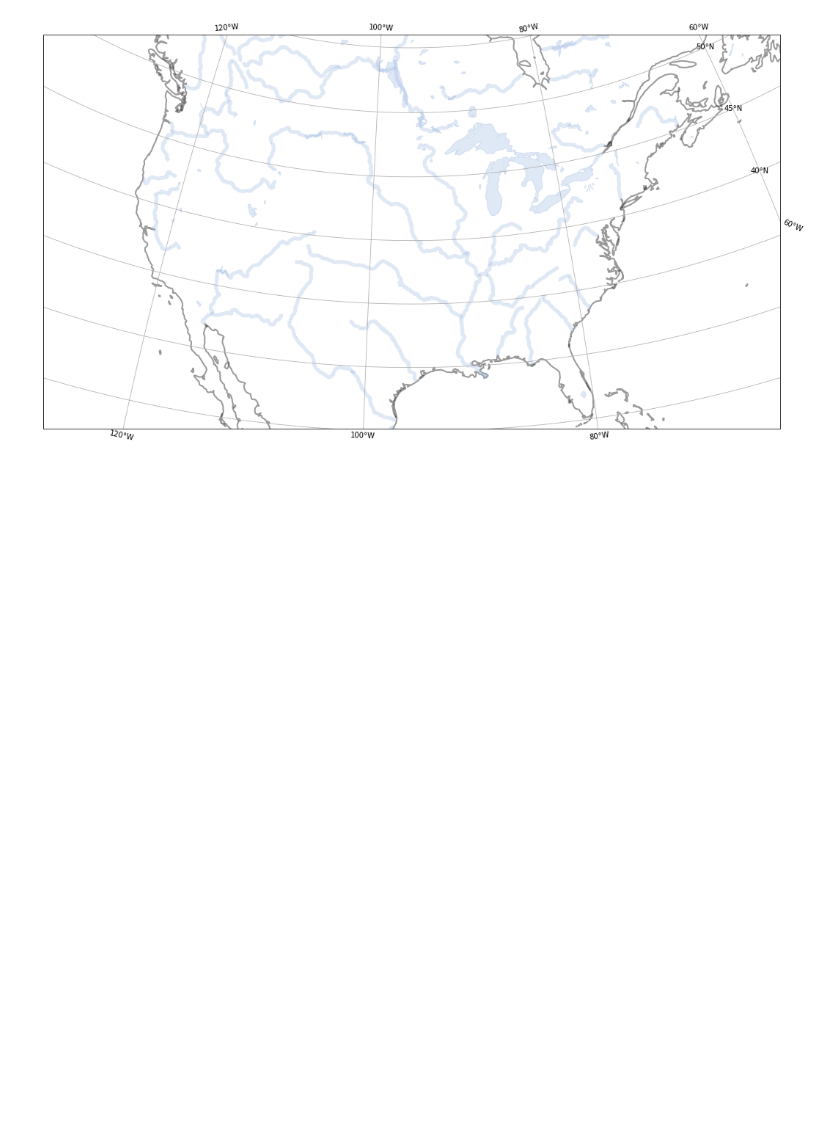
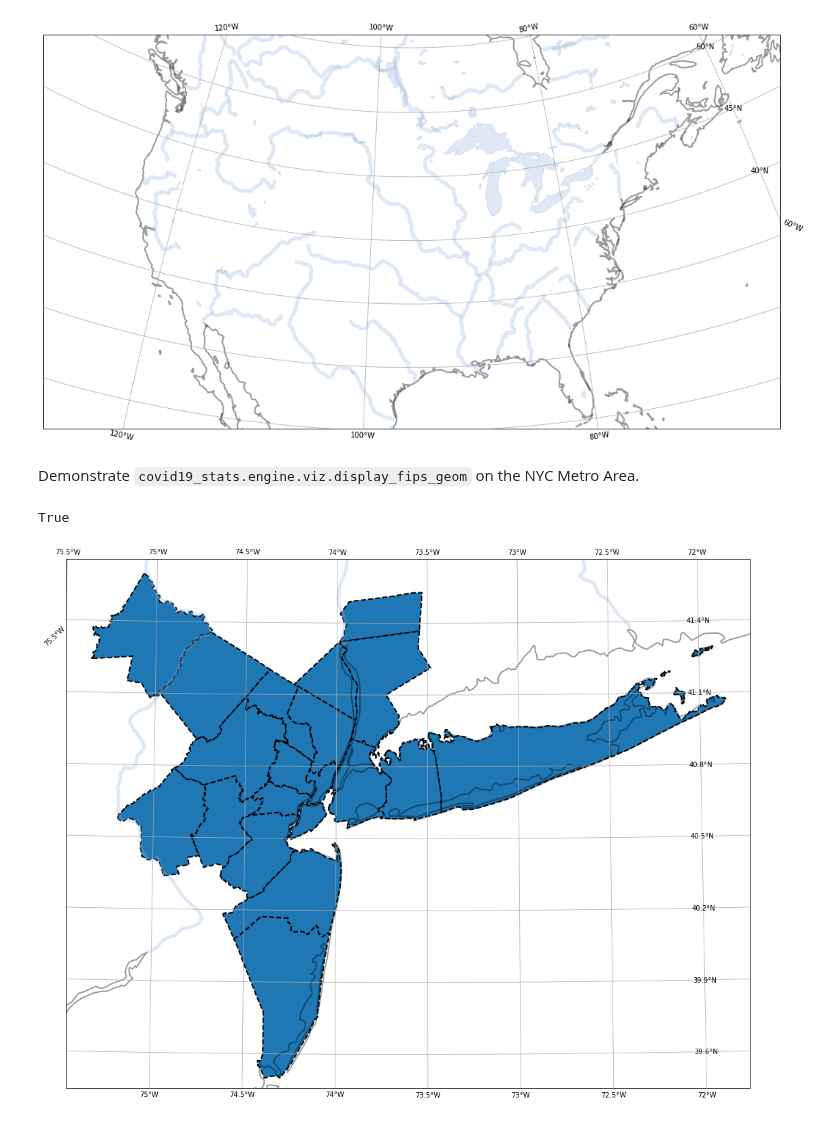
Before and after one commit to tanimislam/covid19_stats, a Jupyter notebook: testing/covid19_excuse_viz_visualizations.ipynb, the cells around one changed output. Drawn from its saved outputs; the diff is of its cells as text; code cells hidden in the pictures; blank space fills up the shorter version.

Commit message:
progressively more documentation for covid19_stats.engine.viz. Just a little bit left to go.

```diff
--- a/testing/covid19_excuse_viz_visualizations.ipynb
+++ b/testing/covid19_excuse_viz_visualizations.ipynb
@@ -30,3 +30,14 @@ autocrop_image.autocrop_image( os.path.join( static_viz_dir, 'viz_create_and_dra
 # %% [output]
 True
 [figure]
+# %% [markdown]
+Demonstrate `covid19_stats.engine.viz.display_fips_geom` on the NYC Metro Area.
+# %%
+fig = pylab.figure( )
+fig.set_size_inches([18,18])
+ax = viz.display_fips_geom( core.get_msa_data( 'nyc' ), fig )
+fig.savefig( os.path.join( static_viz_dir, 'viz_display_fips_geom_nyc.png'), bbox_inches = 'tight')
+autocrop_image.autocrop_image( os.path.join( static_viz_dir, 'viz_display_fips_geom_nyc.png') )
+# %% [output]
+True
+[figure, added]
```
Also changed, not shown: parts of 4 cells of this notebook, 4 other files.
